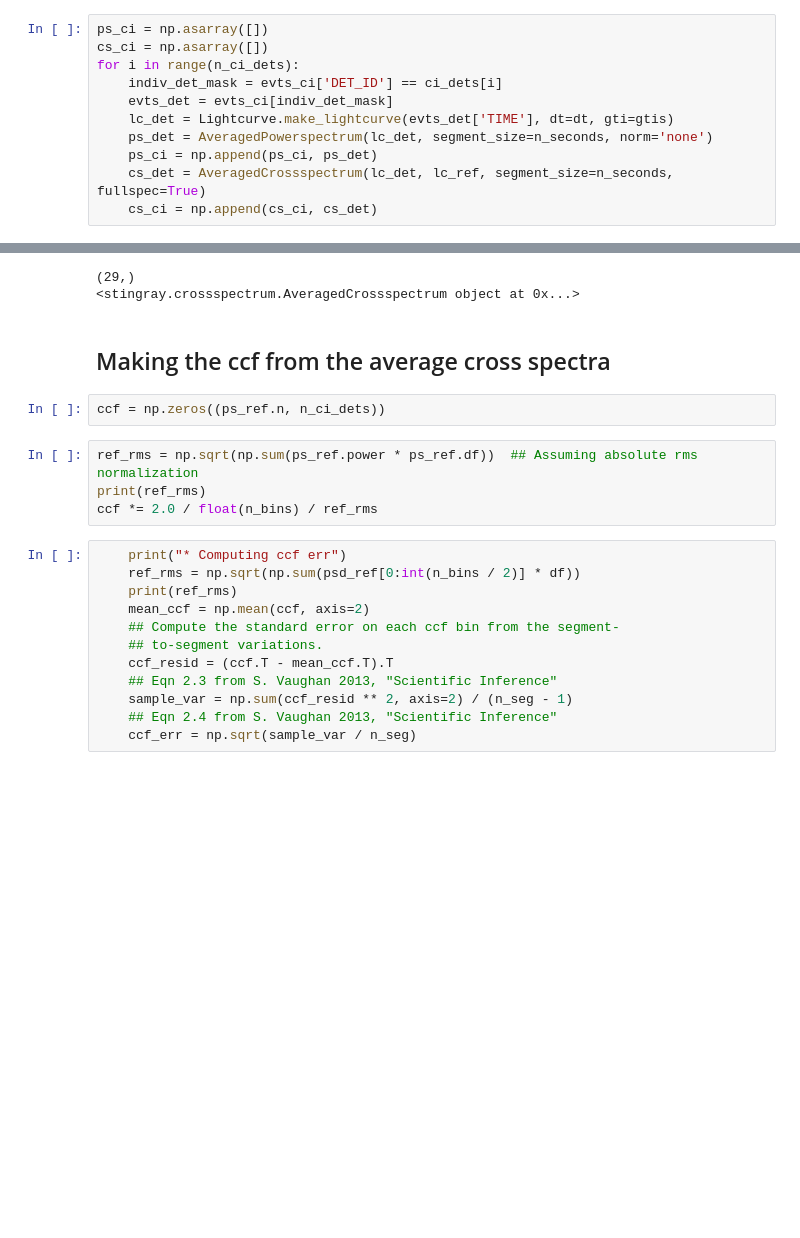
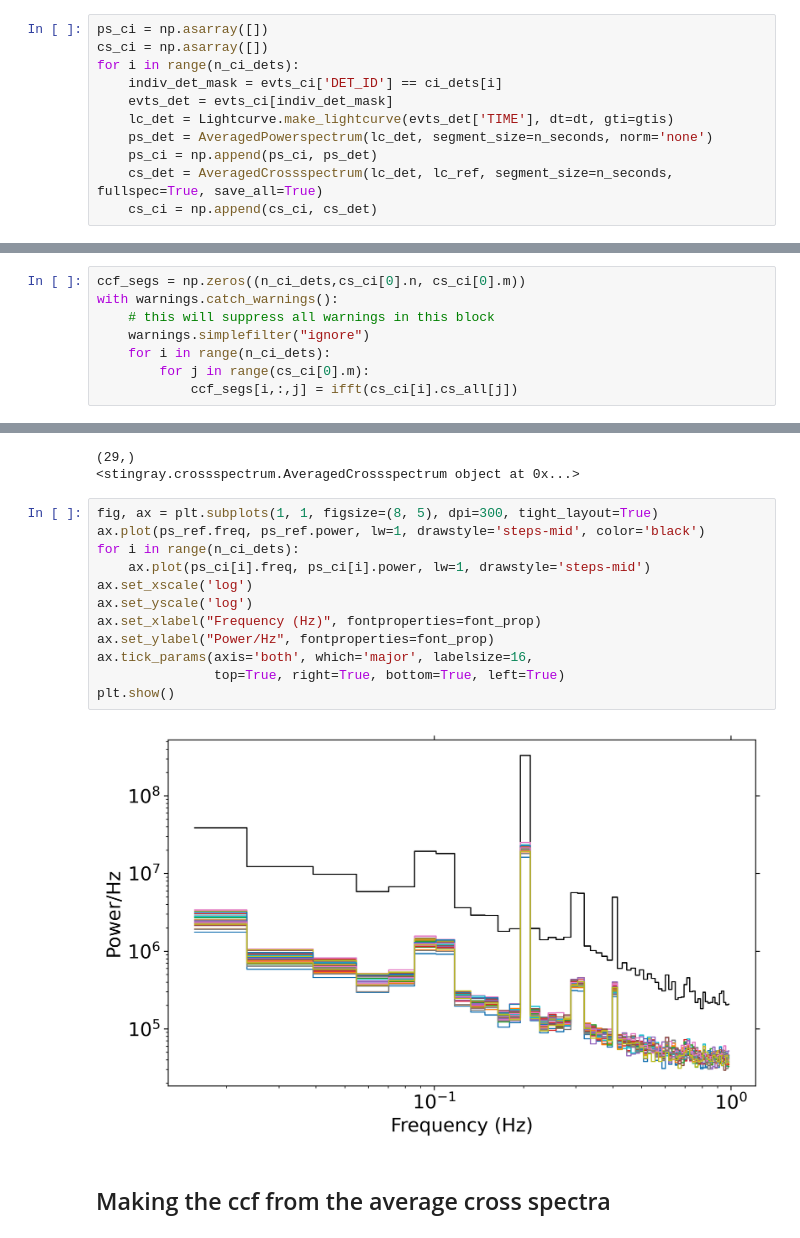
Before and after one commit to abigailStev/J0243, a Jupyter notebook: psd_cs_ccf.ipynb, the cells around one changed output, grey strips where cells are left out. Cells and saved outputs as stored; diff of their text form; blank space fills up the shorter version.

```diff
--- a/psd_cs_ccf.ipynb
+++ b/psd_cs_ccf.ipynb
@@ -190,6 +173,6 @@ for i in range(n_ci_dets):
     lc_det = Lightcurve.make_lightcurve(evts_det['TIME'], dt=dt, gti=gtis)
     ps_det = AveragedPowerspectrum(lc_det, segment_size=n_seconds, norm='none')
     ps_ci = np.append(ps_ci, ps_det)
-    cs_det = AveragedCrossspectrum(lc_det, lc_ref, segment_size=n_seconds, fullspec=True)
+    cs_det = AveragedCrossspectrum(lc_det, lc_ref, segment_size=n_seconds, fullspec=True, save_all=True)
     cs_ci = np.append(cs_ci, cs_det)
 # %% [output]
@@ -197,26 +208,30 @@ for i in range(n_ci_dets):
+# %%
+ccf_segs = np.zeros((n_ci_dets,cs_ci[0].n, cs_ci[0].m))
+with warnings.catch_warnings():
+    # this will suppress all warnings in this block
+    warnings.simplefilter("ignore")
+    for i in range(n_ci_dets):
+        for j in range(cs_ci[0].m):
+            ccf_segs[i,:,j] = ifft(cs_ci[i].cs_all[j])
 # %%
 print(np.shape(cs_ci))
 print(cs_ci[0])
 # %% [output]
 (29,)
 <stingray.crossspectrum.AveragedCrossspectrum object at 0x...>
+# %%
+fig, ax = plt.subplots(1, 1, figsize=(8, 5), dpi=300, tight_layout=True)
+ax.plot(ps_ref.freq, ps_ref.power, lw=1, drawstyle='steps-mid', color='black')
+for i in range(n_ci_dets):
+    ax.plot(ps_ci[i].freq, ps_ci[i].power, lw=1, drawstyle='steps-mid')
+ax.set_xscale('log')
+ax.set_yscale('log')
+ax.set_xlabel("Frequency (Hz)", fontproperties=font_prop)
+ax.set_ylabel("Power/Hz", fontproperties=font_prop)
+ax.tick_params(axis='both', which='major', labelsize=16,
+               top=True, right=True, bottom=True, left=True)
+plt.show()
+# %% [output]
+[figure, added]
 # %% [markdown]
 ## Making the ccf from the average cross spectra
-# %%
-ccf = np.zeros((ps_ref.n, n_ci_dets))
-# %%
-ref_rms = np.sqrt(np.sum(ps_ref.power * ps_ref.df))  ## Assuming absolute rms normalization
-print(ref_rms)
-ccf *= 2.0 / float(n_bins) / ref_rms
-# %%
-    print("* Computing ccf err")
-    ref_rms = np.sqrt(np.sum(psd_ref[0:int(n_bins / 2)] * df))
-    print(ref_rms)
-    mean_ccf = np.mean(ccf, axis=2)
-    ## Compute the standard error on each ccf bin from the segment-
-    ## to-segment variations.
-    ccf_resid = (ccf.T - mean_ccf.T).T
-    ## Eqn 2.3 from S. Vaughan 2013, "Scientific Inference"
-    sample_var = np.sum(ccf_resid ** 2, axis=2) / (n_seg - 1)
-    ## Eqn 2.4 from S. Vaughan 2013, "Scientific Inference"
-    ccf_err = np.sqrt(sample_var / n_seg)
```
Also changed, not shown: parts of 15 cells of this notebook.
